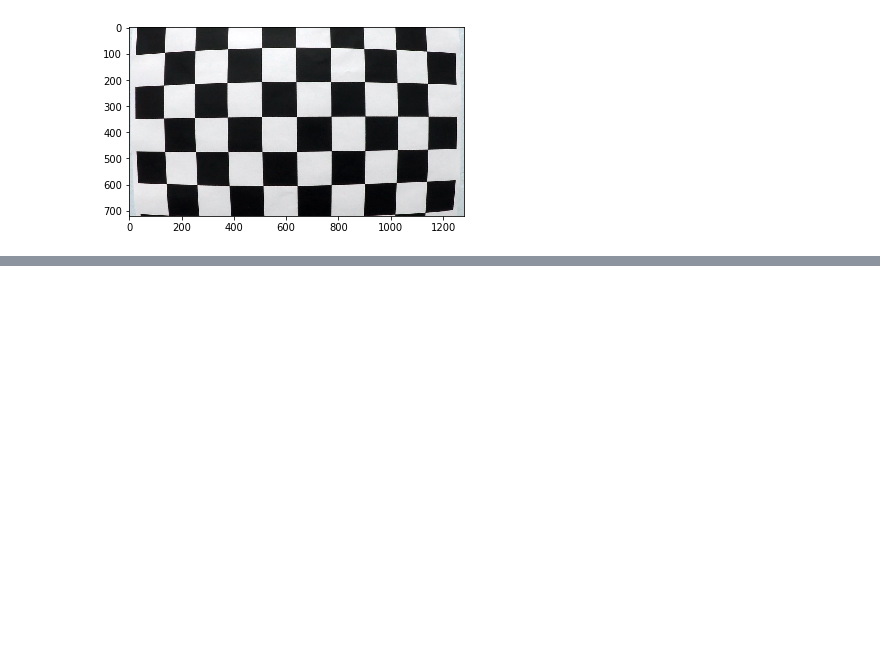
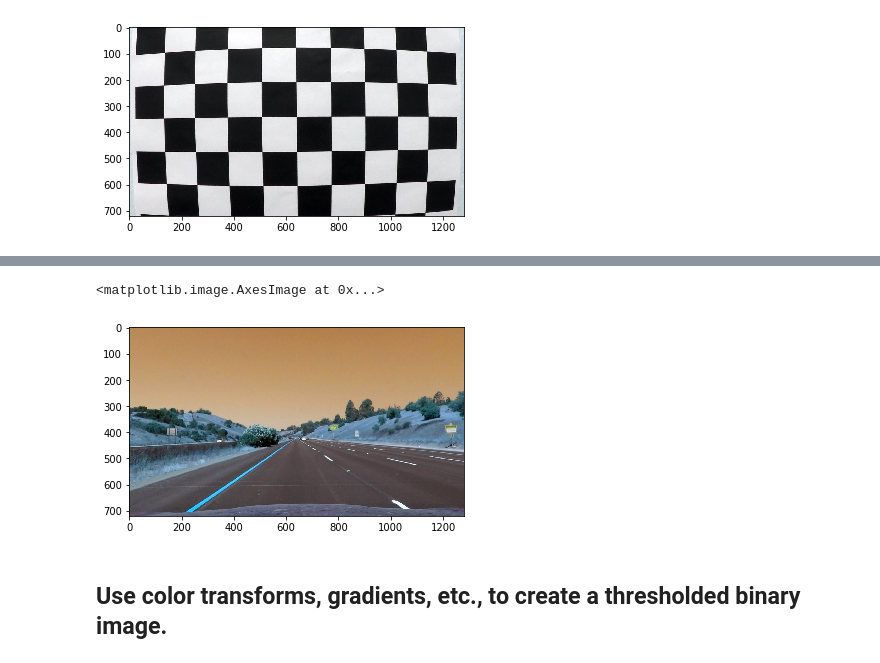
Before and after one commit to c1505/CarND-Advanced-Lane-Lines, a Jupyter notebook: advanced_lane_lines.ipynb, the cells around one changed output, grey strips where cells are left out. Cells and saved outputs as stored; diff of their text form; code cells hidden in the pictures; blank space fills up the shorter version.

```diff
--- a/advanced_lane_lines.ipynb
+++ b/advanced_lane_lines.ipynb
@@ -121,0 +92,12 @@ plt.imshow(undist)
+# %%
+# undistort a test image
+straight_lines1 = 'test_images/straight_lines1.jpg'
+straight_lines1 = cv2.imread(straight_lines1)
+plt.imshow(straight_lines1)
+straight_lines1 = cal_undistort(straight_lines1, objpoints, imgpoints)
+plt.imshow(straight_lines1)
+# %% [output]
+<matplotlib.image.AxesImage at 0x...>
+[figure, added]
+# %% [markdown]
+## Use color transforms, gradients, etc., to create a thresholded binary image.
```
Also changed, not shown: parts of 8 cells of this notebook.
